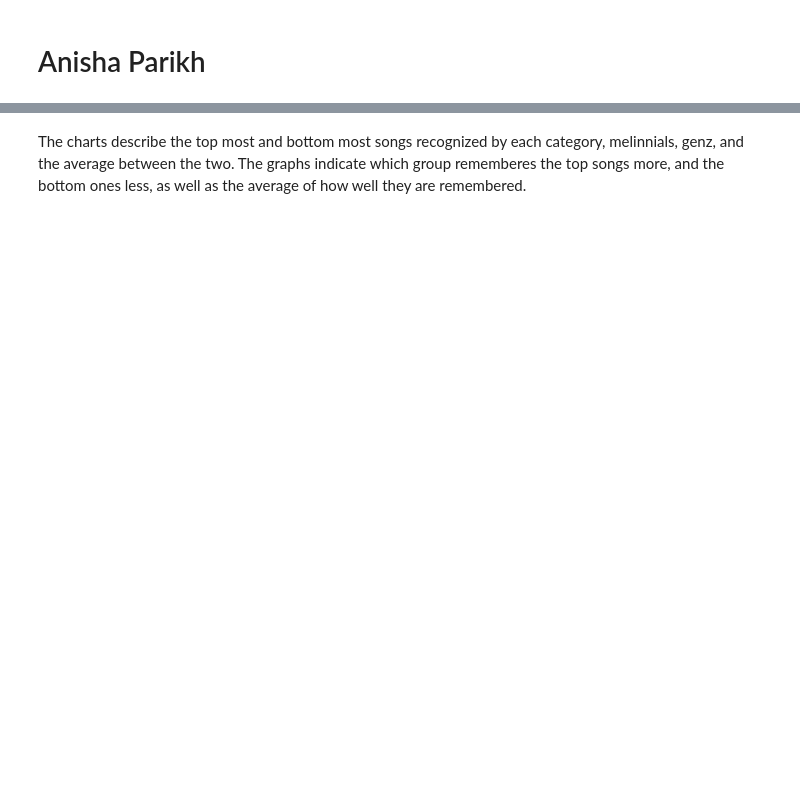
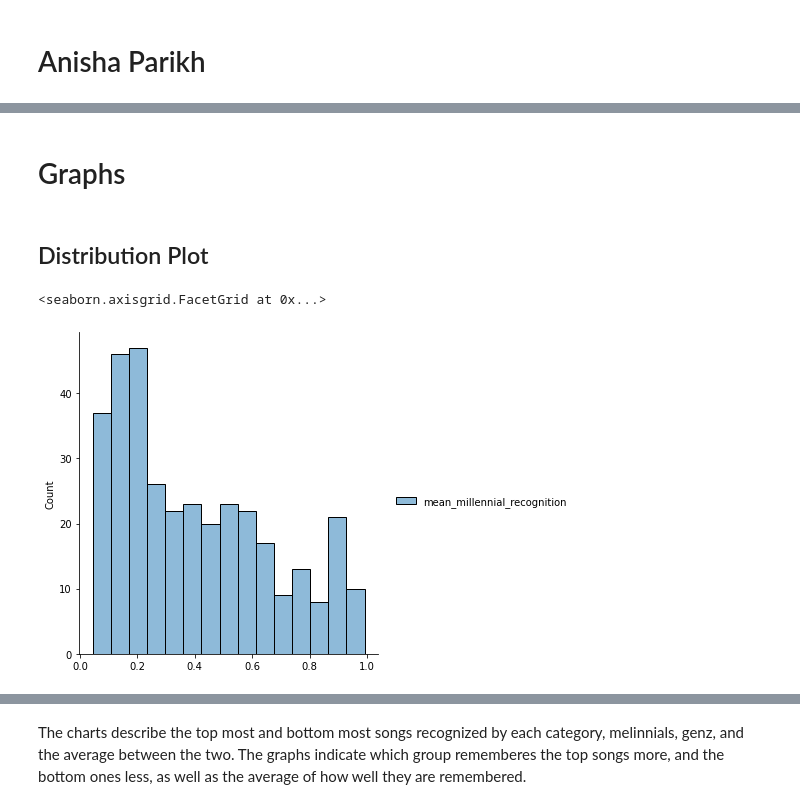
Before and after one commit to data301-2021-winter1/project-group41-project, a Jupyter notebook: notebooks/analysis2.ipynb, the cells around one changed output, grey strips where cells are left out. Saved outputs shown, nothing was run; the diff lists cells and outputs as text; code cells hidden in the pictures; blank space fills up the shorter version.

Commit message:
fixed and added graphs, need to do analysis

```diff
--- a/notebooks/analysis2.ipynb
+++ b/notebooks/analysis2.ipynb
@@ -90,0 +35,2 @@ Analysis
+# %%
+(Mill, GenZ, Avg) = pf.load_and_process("../data/raw/recognition_by_generation.csv")
@@ -90,0 +88,9 @@ Analysis
+# %% [markdown]
+# Graphs
+# %% [markdown]
+## Distribution Plot
+# %%
+sns.displot(data = Mill, bins = 15)
+# %% [output]
+<seaborn.axisgrid.FacetGrid at 0x...>
+[figure, added]
```
Also changed, not shown: parts of 23 cells of this notebook, 3 other files.
